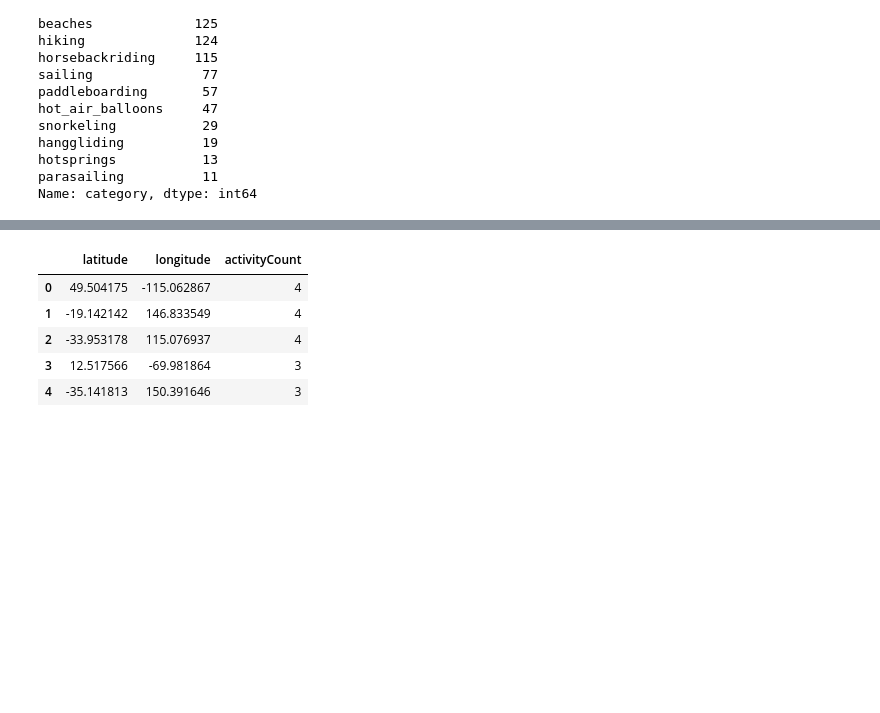
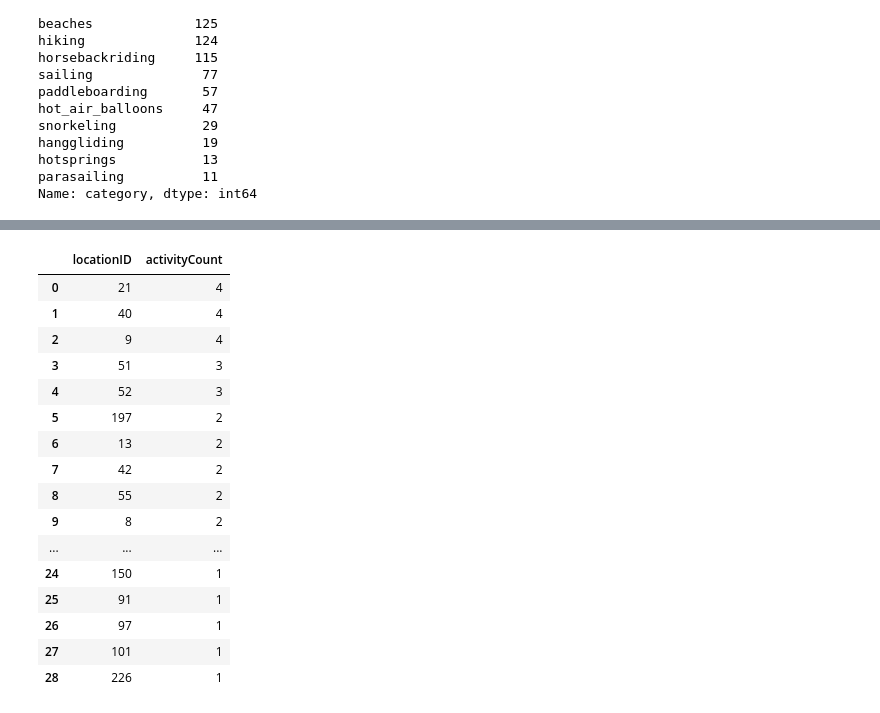
Before and after one commit to mugsiemx/honeymoon-dashboard, a Jupyter notebook: API_Calls/Yelp!API.ipynb, the cells around one changed output, grey strips where cells are left out. Cells and saved outputs as stored; diff of their text form; code cells hidden in the pictures; blank space fills up the shorter version.

```diff
--- a/API_Calls/Yelp!API.ipynb
+++ b/API_Calls/Yelp!API.ipynb
@@ -21,7 +21,8 @@ categories = ['beaches','hanggliding','horsebackriding',
              'hiking','hot_air_balloons',
               'paddleboarding','parasailing',
               'sailing','snorkeling','ziplining',
-              'spas','hotsprings','massage','tours'
+              'spas','hotsprings','massage','tours',
+              'skiing', 'nightlife','sledding','zoos','wineries','casinos'
              ]
 
 len(categories)
@@ -110,14 +111,14 @@ data_list=[]
 record_count = 1
 set_count = 1
 url_errors = []
-
+location_len = len(locations_df['locationID'])
 
 for i in range(len(url_list)):
-    if (i%14 == 0 and i >=14):
+    if (i%len(categories) == 0 and i >=len(categories)):
 #         set_count += 1
         record_count = 1
 
-    print("processing Record %s | Location: %s / %s" %(record_count,location_ID_list[i],location_ID_list.nunique()))
+    print("processing Record %s | Location: %s / %s" %(record_count,location_ID_list[i],location_len))
 
     record_count += 1
 
@@ -224,0 +246,4 @@ yelp_df["latitude"].nunique()
+# %%
+# Add total ranking column
+yelp_df['total_rating'] = yelp_df['avg_rating'] * yelp_df['avg_review_count']
+yelp_df
@@ -225,15 +264,26 @@ yelp_df["latitude"].nunique()
 # %%
 # Separate out all of the values that have less than 5 actual activities returned successfully
-value_counts = pd.DataFrame(yelp_df[["locationID","latitude","longitude"]].groupby(["latitude","longitude"]).size().sort_values(ascending=False))
+value_counts = pd.DataFrame(yelp_df[["locationID","latitude","longitude"]].groupby(["locationID"]).size().sort_values(ascending=False))
 value_counts = value_counts.rename(columns={0:"activityCount","longitude":"test"})
 value_counts = value_counts.loc[(value_counts["activityCount"] < 5)]
 value_counts = value_counts.reset_index(inplace=False)
-value_counts.head()
+value_counts
 # %% [output]
-|  | latitude | longitude | activityCount |
-| 0 | 49.504175 | -115.062867 | 4 |
-| 1 | -19.142142 | 146.833549 | 4 |
-| 2 | -33.953178 | 115.076937 | 4 |
-| 3 | 12.517566 | -69.981864 | 3 |
-| 4 | -35.141813 | 150.391646 | 3 |
+|  | locationID | activityCount |
+| 0 | 21 | 4 |
+| 1 | 40 | 4 |
+| 2 | 9 | 4 |
+| 3 | 51 | 3 |
+| 4 | 52 | 3 |
+| 5 | 197 | 2 |
+| 6 | 13 | 2 |
+| 7 | 42 | 2 |
+| 8 | 55 | 2 |
+| 9 | 8 | 2 |
+| ... | ... | ... |
+| 24 | 150 | 1 |
+| 25 | 91 | 1 |
+| 26 | 97 | 1 |
+| 27 | 101 | 1 |
+| 28 | 226 | 1 |
 # %%
```
Also changed, not shown: parts of 13 cells of this notebook.
